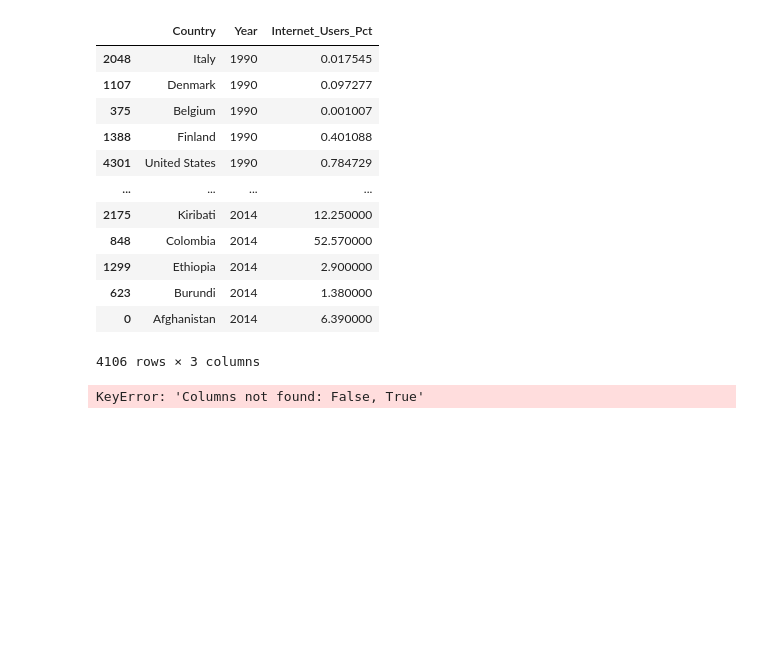
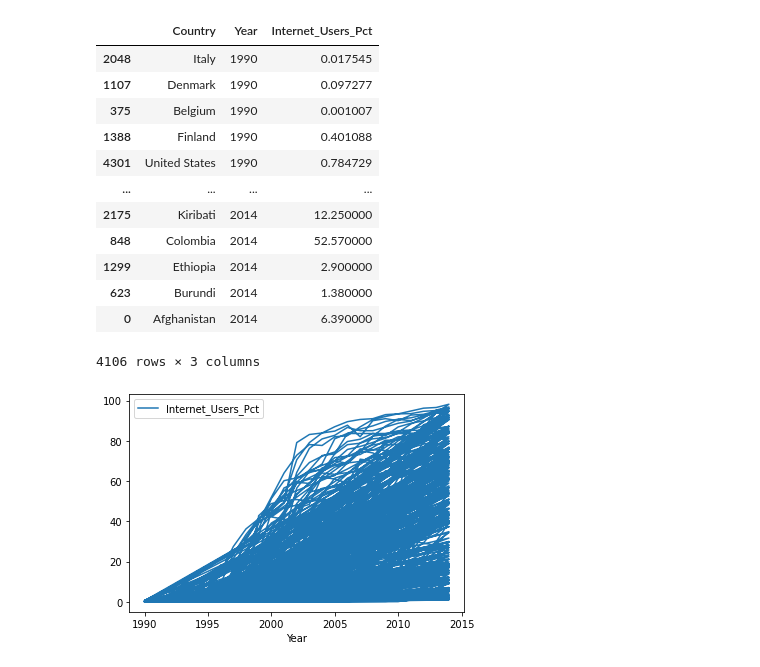
Before and after one commit to nss-data-science-cohort-4/dq1-undata-matttparker, a Jupyter notebook: notebooks/UN_Data_Exploration.ipynb, the cells around one changed output. Saved outputs shown, nothing was run; the diff lists cells and outputs as text; code cells hidden in the pictures; blank space fills up the shorter version.

```diff
--- a/notebooks/UN_Data_Exploration.ipynb
+++ b/notebooks/UN_Data_Exploration.ipynb
@@ -458,6 +458,7 @@ internet_df[internet_df['Internet_Users_Pct']>0].sort_values(by=['Year'], ascend
 | 0 | Afghanistan | 2014 | 6.390000 |
 4106 rows × 3 columns
 # %%
-internet_df.groupby('Country')[internet_df['Internet_Users_Pct']>0].plot(x='Year', y='Internet_Users_Pct')
+#I don't love how messy the line chart is.
+internet_df[internet_df['Internet_Users_Pct']>0].plot(x='Year', y='Internet_Users_Pct');
 # %% [output]
-KeyError: 'Columns not found: False, True'
+[figure, added]
```
Also changed, not shown: parts of 39 cells of this notebook.
